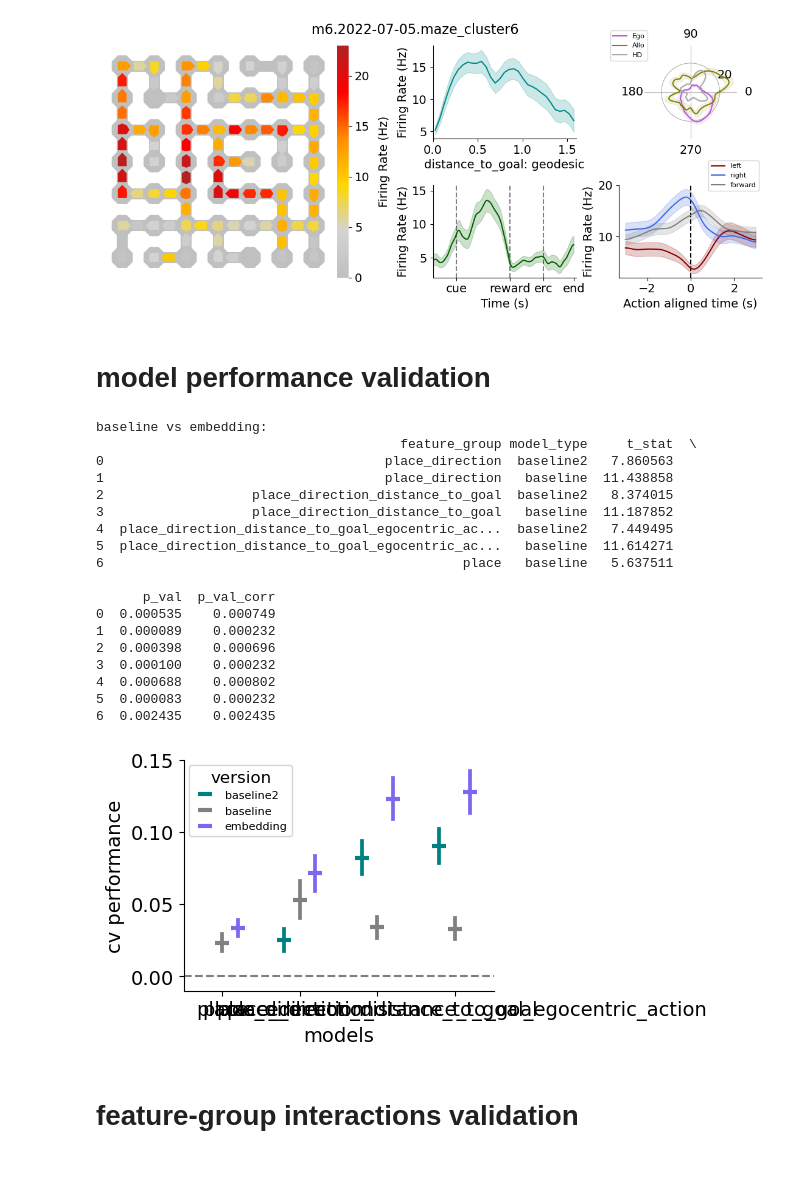
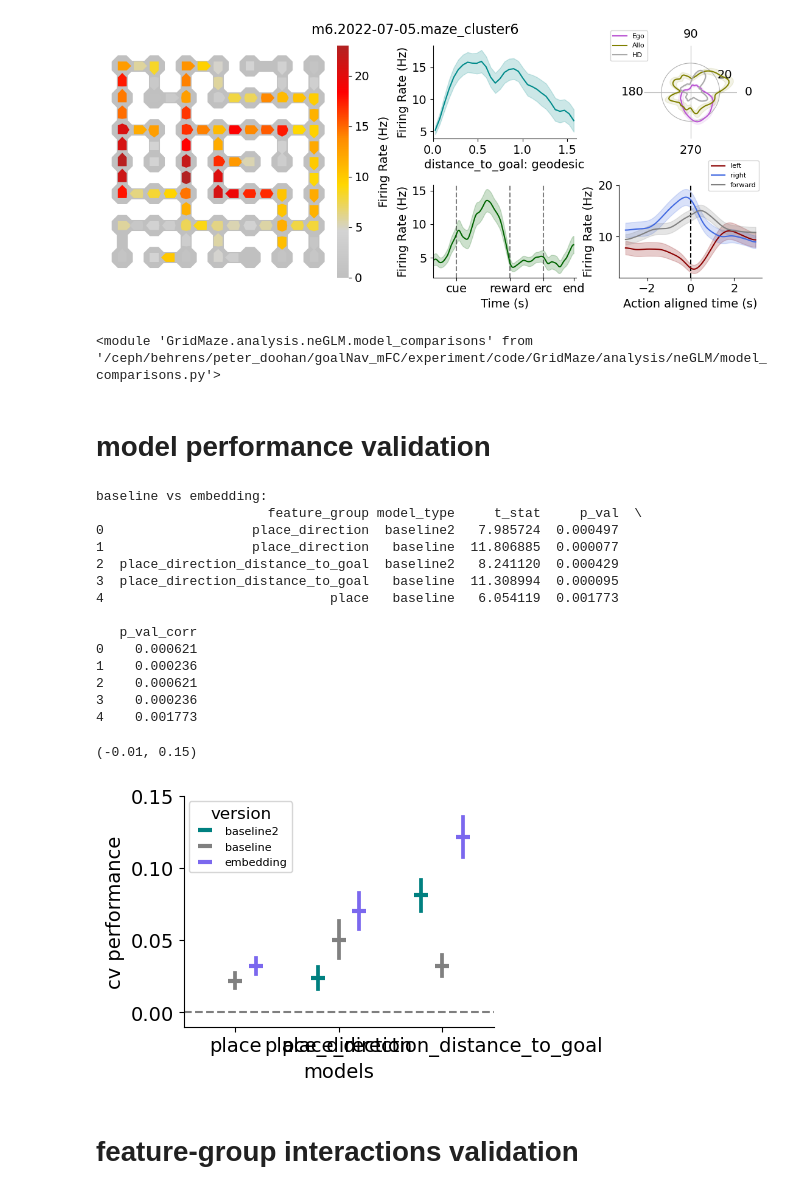
Before and after one commit to peterdoohan/GridMaze-mFC, a Jupyter notebook: Notebooks/neGLM.ipynb, the cells around one changed output. Cells and saved outputs as stored; diff of their text form; code cells hidden in the pictures.

Commit message:
removing old nbeGLM plots

```diff
--- a/Notebooks/neGLM.ipynb
+++ b/Notebooks/neGLM.ipynb
@@ -37,38 +37,40 @@ fig.savefig("../results/nbeGLM/figures/cluster_tuning_summary.pdf")
 # %% [output]
 [figure]
 # %%
-from GridMaze.analysis.nbeGLM import load_model_sets as lms
-from GridMaze.analysis.nbeGLM import model_comparisons as mc
+from GridMaze.analysis.neGLM import load_model_sets as lms
+from GridMaze.analysis.neGLM import model_comparisons as mc
+
+reload(lms)
+reload(mc)
+# %% [output]
+<module 'GridMaze.analysis.neGLM.model_comparisons' from '/ceph/behrens/peter_doohan/goalNav_mFC/experiment/code/GridMaze/analysis/neGLM/model_comparisons.py'>
 # %% [markdown]
 # model performance validation
 # %%
 nbe_validation = lms.load_model_set_cv_scores(
     model_set="performance_validation", maze_names=["maze_1", "maze_2", "rooms_maze"], all_completed=True
 )
 f, ax = plt.subplots(figsize=(4, 3))
-mc.plot_performance_validation(nbe_validation, ax=ax, outlier_threshold=-0.2)
+mc.plot_performance_validation(nbe_validation, ax=ax, outlier_threshold=-0.6)
 ax.set_ylim(-0.01, 0.15)
-f.savefig("../results/nbeGLM/figures/performance_validation.pdf")
+# f.savefig("../results/neGLM/figures/performance_validation.pdf")
 # %% [output]
 baseline vs embedding:
-                                       feature_group model_type     t_stat  \
-0                                    place_direction  baseline2   7.860563
-1                                    place_direction   baseline  11.438858
-2                   place_direction_distance_to_goal  baseline2   8.374015
-3                   place_direction_distance_to_goal   baseline  11.187852
-4  place_direction_distance_to_goal_egocentric_ac...  baseline2   7.449495
-5  place_direction_distance_to_goal_egocentric_ac...   baseline  11.614271
-6                                              place   baseline   5.637511
+                      feature_group model_type     t_stat     p_val  \
+0                   place_direction  baseline2   7.985724  0.000497
+1                   place_direction   baseline  11.806885  0.000077
+2  place_direction_distance_to_goal  baseline2   8.241120  0.000429
+3  place_direction_distance_to_goal   baseline  11.308994  0.000095
+4                             place   baseline   6.054119  0.001773
 
-      p_val  p_val_corr
-0  0.000535    0.000749
-1  0.000089    0.000232
-2  0.000398    0.000696
-3  0.000100    0.000232
-4  0.000688    0.000802
-5  0.000083    0.000232
-6  0.002435    0.002435
+   p_val_corr
+0    0.000621
+1    0.000236
+2    0.000621
+3    0.000236
+4    0.001773
+(-0.01, 0.15)
-[figure, old version]
+[figure, new version]
 # %% [markdown]
 # feature-group interactions validation
 # %%
```
Also changed, not shown: parts of 28 cells of this notebook.
